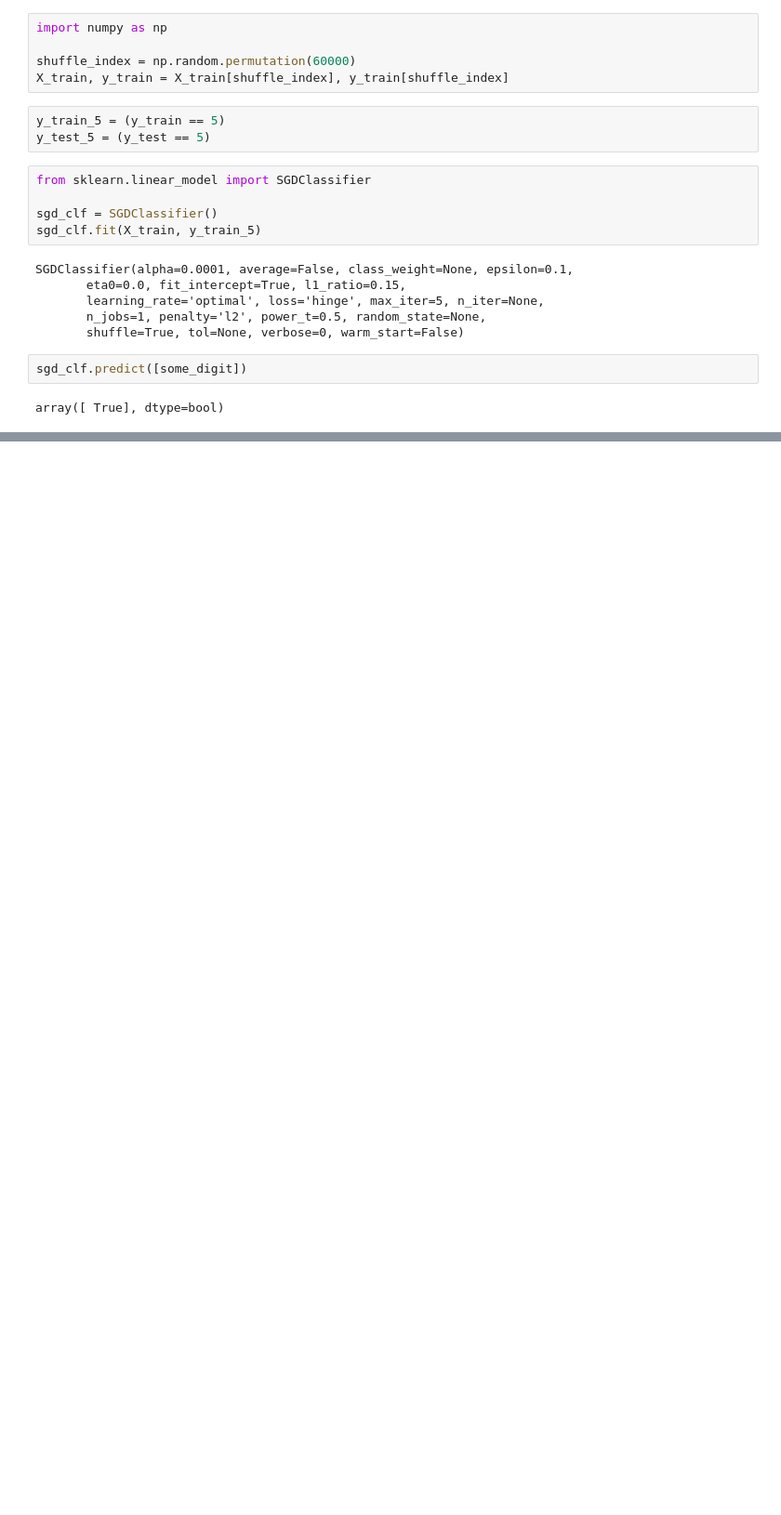
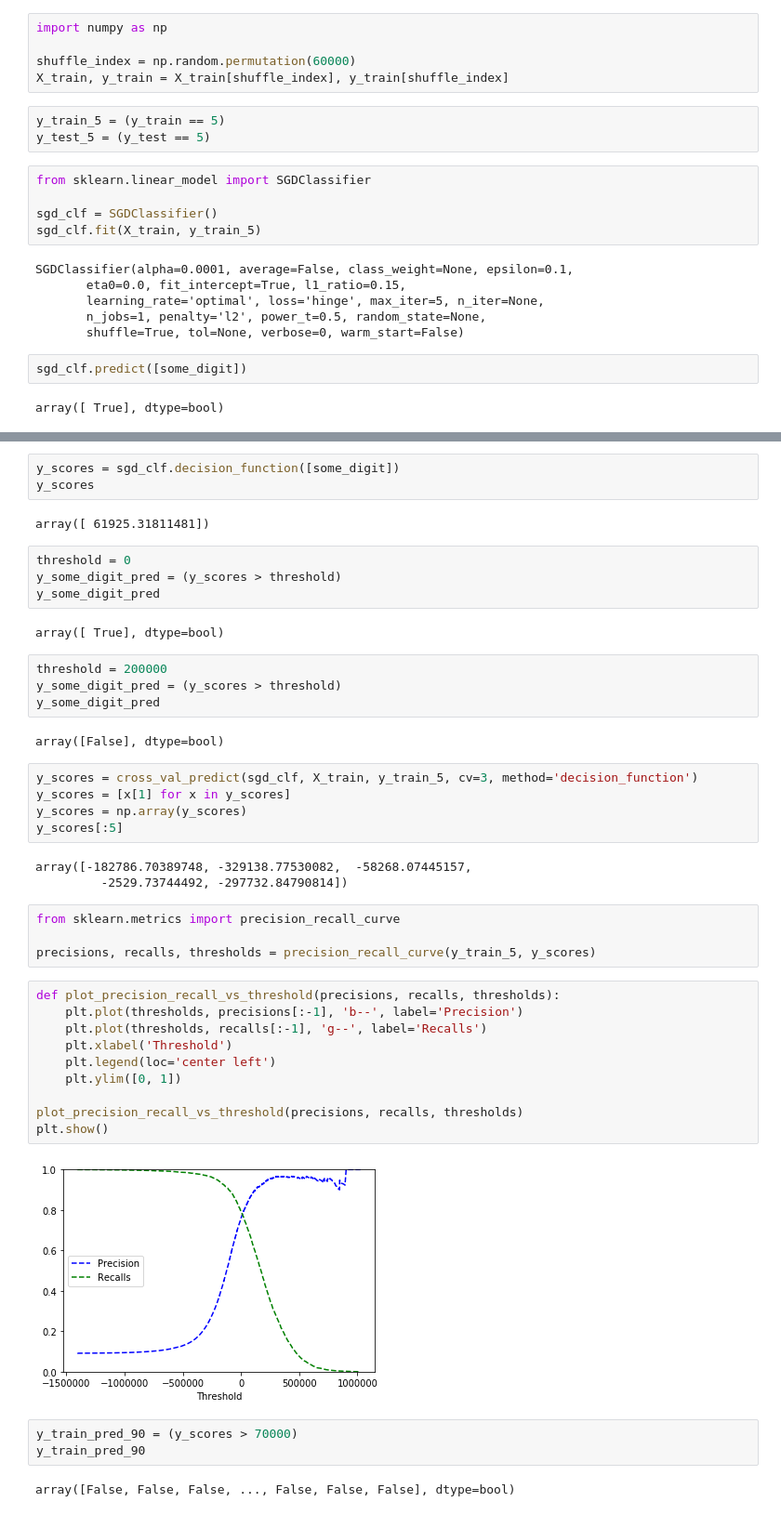
Before and after one commit to antonsuba/learn-machine-learning, a Jupyter notebook: 03-MNIST Classification.ipynb, the cells around one changed output, grey strips where cells are left out. Shown: that part at 93% size. Cells and saved outputs as stored; diff of their text form; blank space fills up the shorter version.

```diff
--- a/03-MNIST Classification.ipynb
+++ b/03-MNIST Classification.ipynb
@@ -127,0 +128,46 @@ f1_score(y_train_5, y_train_pred)
+# %%
+y_scores = sgd_clf.decision_function([some_digit])
+y_scores
+# %% [output]
+array([ 61925.31811481])
+# %%
+threshold = 0
+y_some_digit_pred = (y_scores > threshold)
+y_some_digit_pred
+# %% [output]
+array([ True], dtype=bool)
+# %%
+threshold = 200000
+y_some_digit_pred = (y_scores > threshold)
+y_some_digit_pred
+# %% [output]
+array([False], dtype=bool)
+# %%
+y_scores = cross_val_predict(sgd_clf, X_train, y_train_5, cv=3, method='decision_function')
+y_scores = [x[1] for x in y_scores]
+y_scores = np.array(y_scores)
+y_scores[:5]
+# %% [output]
+array([-182786.70389748, -329138.77530082,  -58268.07445157,
+         -2529.73744492, -297732.84790814])
+# %%
+from sklearn.metrics import precision_recall_curve
+
+precisions, recalls, thresholds = precision_recall_curve(y_train_5, y_scores)
+# %%
+def plot_precision_recall_vs_threshold(precisions, recalls, thresholds):
+    plt.plot(thresholds, precisions[:-1], 'b--', label='Precision')
+    plt.plot(thresholds, recalls[:-1], 'g--', label='Recalls')
+    plt.xlabel('Threshold')
+    plt.legend(loc='center left')
+    plt.ylim([0, 1])
+
+plot_precision_recall_vs_threshold(precisions, recalls, thresholds)
+plt.show()
+# %% [output]
+[figure, added]
+# %%
+y_train_pred_90 = (y_scores > 70000)
+y_train_pred_90
+# %% [output]
+array([False, False, False, ..., False, False, False], dtype=bool)
```
Also changed, not shown: parts of 41 cells of this notebook.
